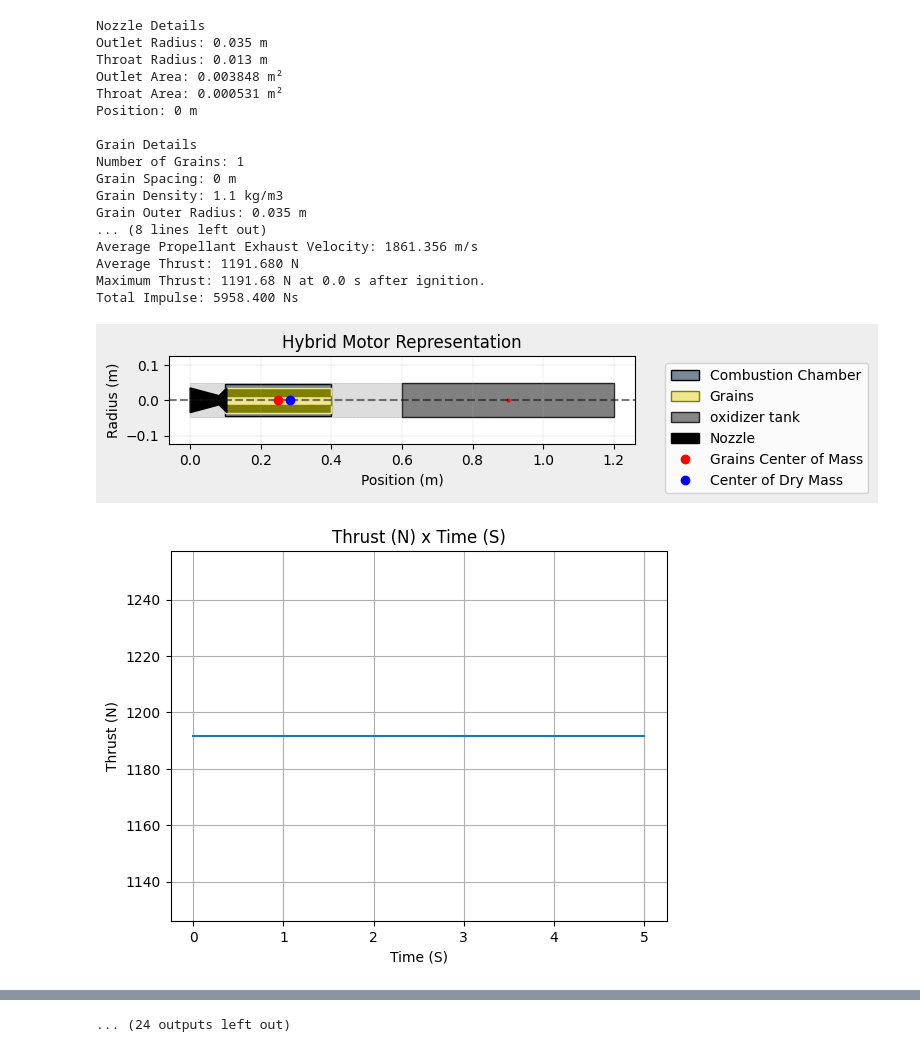
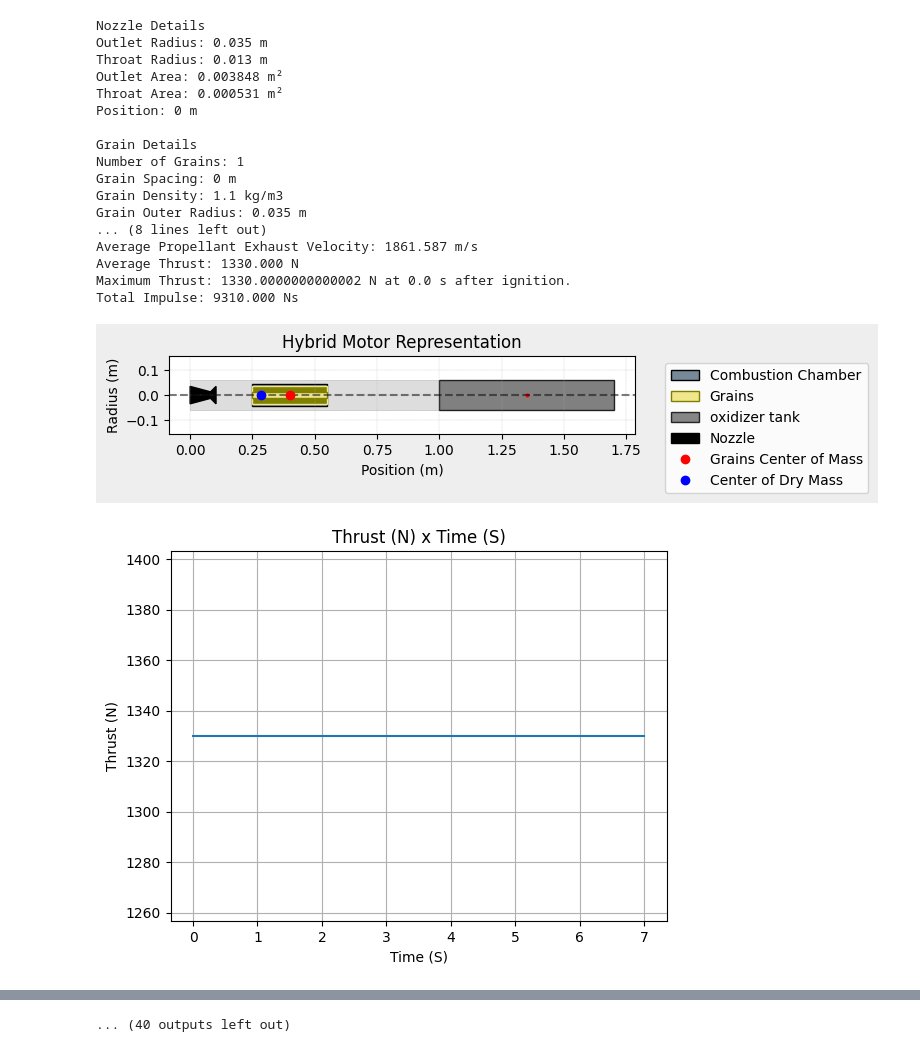
Before and after one commit to mario-b-amaro/euroc24_electronics, a Jupyter notebook: simulations/freya.ipynb, the cells around one changed output, grey strips where cells are left out. Cells and saved outputs as stored; diff of their text form; code cells hidden in the pictures.

```diff
--- a/simulations/freya.ipynb
+++ b/simulations/freya.ipynb
@@ -11,19 +11,19 @@ liquid_nox = Fluid(name="lNOx", density=786.6)
 vapour_nox = Fluid(name="gNOx", density=159.4)
 
 # Define tank geometry
-tank_radius = 96 / 2000
-tank_length = 0.6
+tank_radius = 120 / 2000
+tank_length = 0.7
 tank_shape = CylindricalTank(tank_radius, tank_length)
 
 # Define tank
-burn_time = 5
-nox_mass = 3.2
+burn_time = 7
+nox_mass = 5
 ullage_mass = nox_mass * 0.15
 mass_flow = nox_mass / burn_time
 isp = 190
-grain_length = 0.3
+grain_length = 0.6
 nozzle_length = 0.10
-plumbing_length = 0.2
+plumbing_length = 0.3
 
 oxidizer_tank = MassFlowRateBasedTank(
     name="oxidizer tank",
@@ -75,16 +75,16 @@ env = Environment(
 env.set_atmospheric_model("custom_atmosphere", wind_u=0, wind_v=-10)
 
 freya = Rocket(
-    radius=0.06,
-    mass= 15, # Rocket (no casing)
+    radius=0.065,
+    mass= 20, # Rocket (no casing)
     inertia=(4.6, 4.6, 0.015), # from open rocket
-    power_off_drag=0.4, # from open rocket
-    power_on_drag=0.4, # from open rocket
+    power_off_drag=0.7, # from open rocket
+    power_on_drag=0.7, # from open rocket
     center_of_mass_without_motor=1.43,
     coordinate_system_orientation="nose_to_tail"
 )
 
-freya.add_motor(fafnir, 2.90)
+freya.add_motor(fafnir, 3.10)
 
 freya.add_nose(
     length=0.50,
@@ -102,36 +102,36 @@ fins = freya.add_trapezoidal_fins(
 )
 
 # freya.draw()
 
 # freya.all_info()
 
 
 
 test_flight = Flight(
     rocket=freya, environment=env, rail_length=12, inclination=84, heading=0
 )
 
 
 fafnir.all_info()
 freya.all_info()
 test_flight.all_info()
 # %% [output]
 Nozzle Details
 Outlet Radius: 0.035 m
 Throat Radius: 0.013 m
 Outlet Area: 0.003848 m²
 Throat Area: 0.000531 m²
 Position: 0 m
 
 Grain Details
 Number of Grains: 1
 Grain Spacing: 0 m
 Grain Density: 1.1 kg/m3
 Grain Outer Radius: 0.035 m
 ... (8 lines left out)
-Average Propellant Exhaust Velocity: 1861.356 m/s
-Average Thrust: 1191.680 N
-Maximum Thrust: 1191.68 N at 0.0 s after ignition.
-Total Impulse: 5958.400 Ns
+Average Propellant Exhaust Velocity: 1861.587 m/s
+Average Thrust: 1330.000 N
+Maximum Thrust: 1330.0000000000002 N at 0.0 s after ignition.
+Total Impulse: 9310.000 Ns
-[figure, old version]
+[figure, new version]
-[figure, old version]
+[figure, new version]
@@ -146,2 +146,2 @@ Total Impulse: 5958.400 Ns
 [figure]
-... (24 outputs left out)
+... (40 outputs left out)
```
Also changed, not shown: parts of 1 cell of this notebook, 1 other file.
